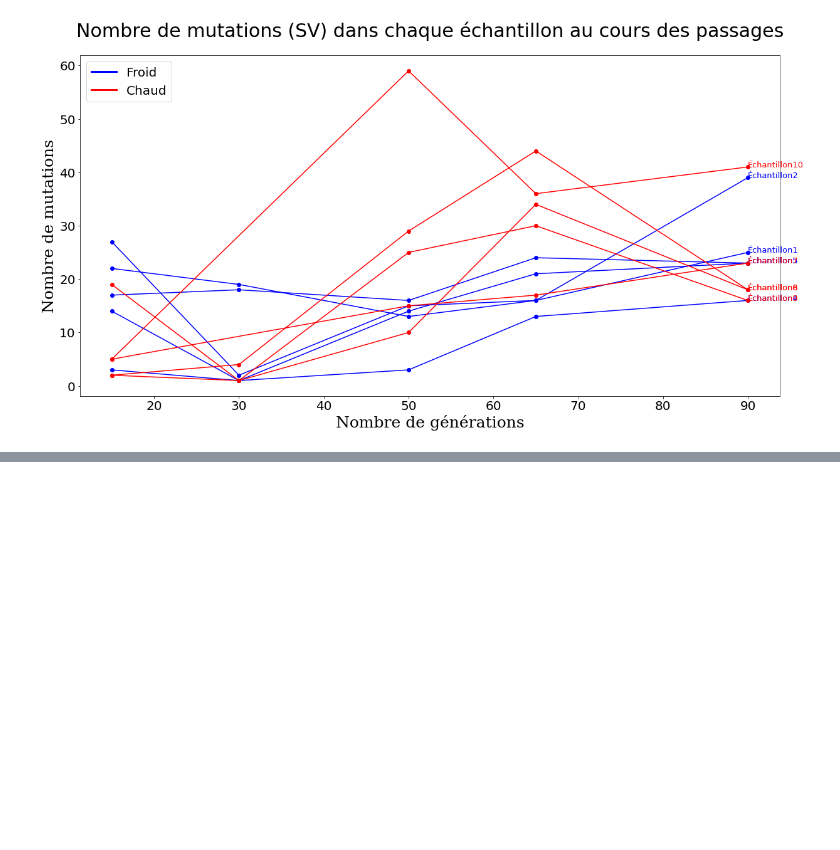
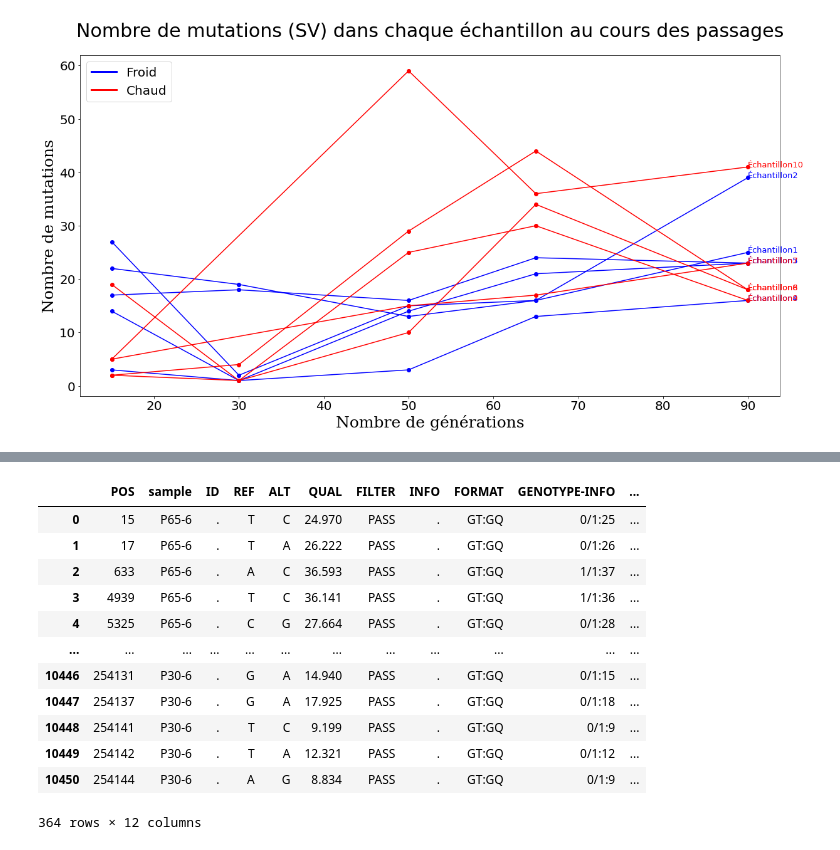
Before and after one commit to cmay-code/bill_projet, a Jupyter notebook: scrpits/proccessing.ipynb, the cells around one changed output, grey strips where cells are left out. Saved outputs shown, nothing was run; the diff lists cells and outputs as text; code cells hidden in the pictures; blank space fills up the shorter version.

```diff
--- a/scrpits/proccessing.ipynb
+++ b/scrpits/proccessing.ipynb
@@ -75,24 +61,3 @@ df_groups[5]
 | 2261 | 256522 | P90-6 | Sniffles2.INS.238S0 | N | <INS> | 60 | GT | PRECISE;SVTYPE=INS;SVLEN=13;END=2... | GT:GQ:DR:DV | 0/0:60:1778:15 | ... |
 | 2264 | 270829 | P90-6 | Sniffles2.INS.25AS0 | N | ACAGAGACACAAGAAGACAGAC | 60 | GT | IMPRECISE;SVTYPE=INS;SVLEN=21;END... | GT:GQ:DR:DV | 0/0:60:1567:157 | ... |
 82 rows × 12 columns
-# %%
-"""colors = ['red', 'blue', 'green', 'purple', 'orange', "magenta", "black", "pink", "grey", "brown"]
-
-
-n = 0
-for i in df_groups:
-    a_df = i.sort_values(by = "generation")["generation"].value_counts().sort_index()
-    plt.plot(a_df.index, a_df.values, marker='o', linestyle='-', color = colors[n], label = str("Échantillon " + str(n+1)))
-    #plt.text(a_df.index[-1], a_df.values[-1], s = str("Échantillon" + str(n+1)), fontsize=13, color=colors[n])
-    n+=1
-
-
-font1 = {'family':'serif','color':'black','size':20}
-
-plt.xlabel("Nombre de générations", fontdict = font1)
-plt.ylabel("Nombre de mutations", fontdict = font1)
-
-
-plt.legend(loc = "upper left", fontsize = 17)
-
-plt.rcParams['figure.figsize'] = [20, 10]"""
@@ -133,3 +120,26 @@ plt.rcParams['figure.figsize'] = [20, 10]
+# %%
+df_snp_groups = []
+
+for group_no in range(1,11):
+    a_df = df_snp_time[df_snp_time["group"] == group_no]
+    df_snp_groups.append(a_df)
+    a_df = df_snp_time.copy()
+
+df_snp_groups[5]
+# %% [output]
+|  | POS | sample | ID | REF | ALT | QUAL | FILTER | INFO | FORMAT | GENOTYPE-INFO | ... |
+| 0 | 15 | P65-6 | . | T | C | 24.970 | PASS | . | GT:GQ | 0/1:25 | ... |
+| 1 | 17 | P65-6 | . | T | A | 26.222 | PASS | . | GT:GQ | 0/1:26 | ... |
+| 2 | 633 | P65-6 | . | A | C | 36.593 | PASS | . | GT:GQ | 1/1:37 | ... |
+| 3 | 4939 | P65-6 | . | T | C | 36.141 | PASS | . | GT:GQ | 1/1:36 | ... |
+| 4 | 5325 | P65-6 | . | C | G | 27.664 | PASS | . | GT:GQ | 0/1:28 | ... |
+| ... | ... | ... | ... | ... | ... | ... | ... | ... | ... | ... | ... |
+| 10446 | 254131 | P30-6 | . | G | A | 14.940 | PASS | . | GT:GQ | 0/1:15 | ... |
+| 10447 | 254137 | P30-6 | . | G | A | 17.925 | PASS | . | GT:GQ | 0/1:18 | ... |
+| 10448 | 254141 | P30-6 | . | T | C | 9.199 | PASS | . | GT:GQ | 0/1:9 | ... |
+| 10449 | 254142 | P30-6 | . | T | A | 12.321 | PASS | . | GT:GQ | 0/1:12 | ... |
+| 10450 | 254144 | P30-6 | . | A | G | 8.834 | PASS | . | GT:GQ | 0/1:9 | ... |
+364 rows × 12 columns
 # %%
 list1 = ["blue"]*5
 list2 = ["red"]*5
```
Also changed, not shown: parts of 12 cells of this notebook, 3 other files.
